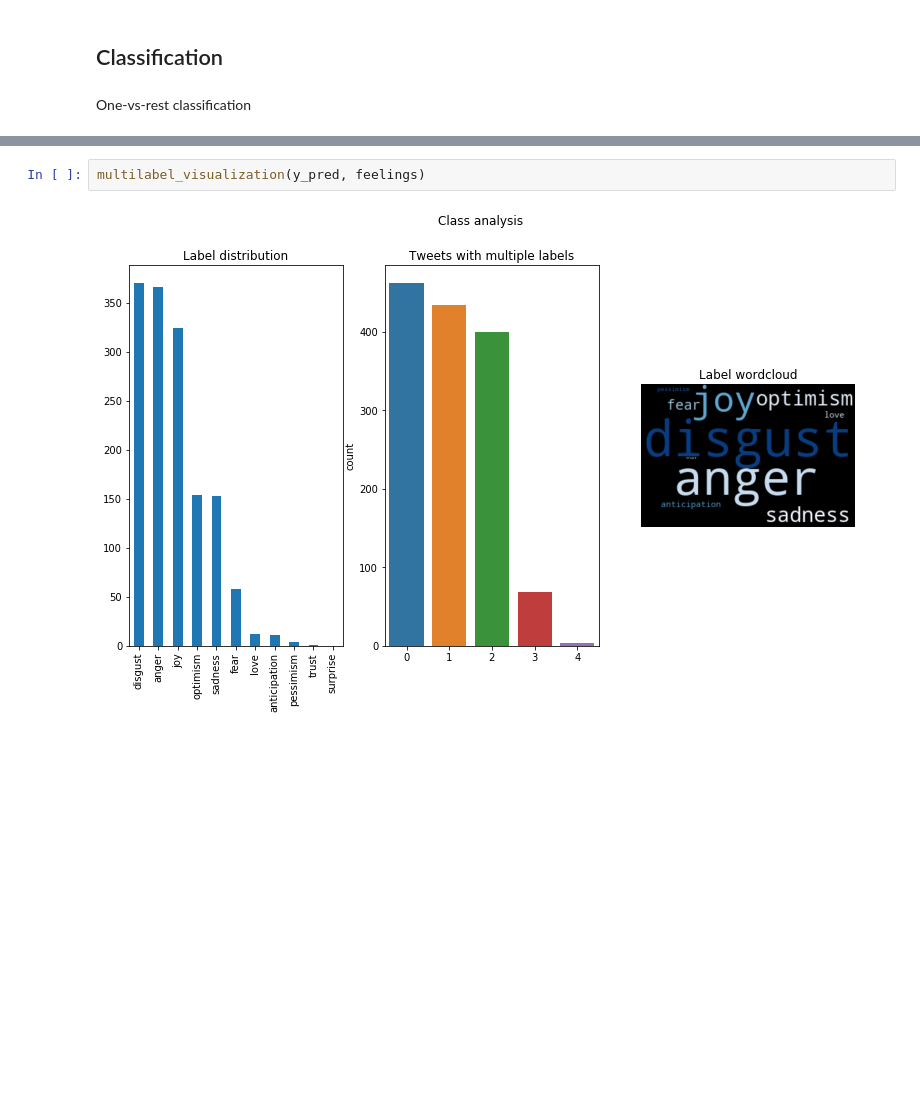
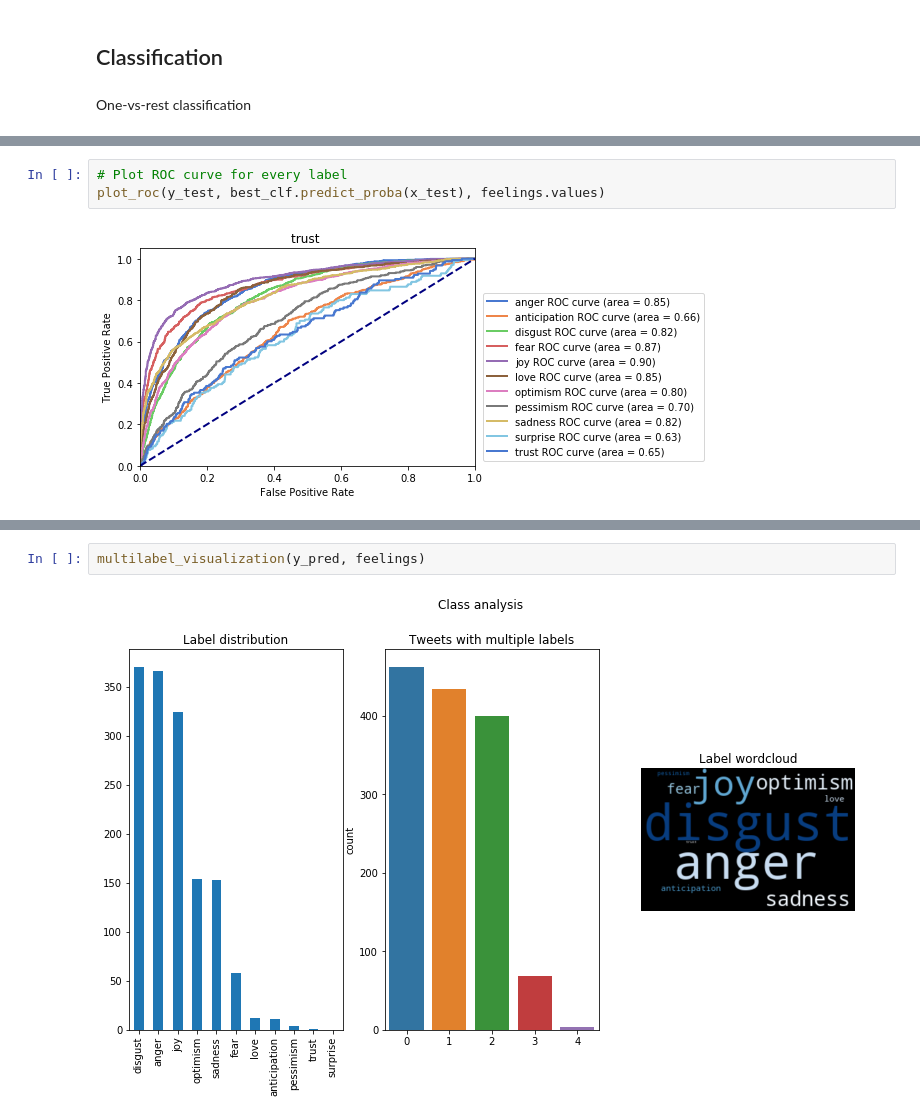
Before and after one commit to arvartho/advanced-ML-emo-analysis, a Jupyter notebook: Emotion Analysis.ipynb, the cells around one changed output, grey strips where cells are left out. Saved outputs shown, nothing was run; the diff lists cells and outputs as text; blank space fills up the shorter version.

```diff
--- a/Emotion Analysis.ipynb
+++ b/Emotion Analysis.ipynb
@@ -323,3 +157,8 @@ Finished classification in :  0:00:00.002919
+# %%
+# Plot ROC curve for every label
+plot_roc(y_test, best_clf.predict_proba(x_test), feelings.values)
+# %% [output]
+[figure, added]
 # %%
 multilabel_visualization(y_pred, feelings)
 # %% [output]
```
Also changed, not shown: parts of 12 cells of this notebook, 1 other file.
